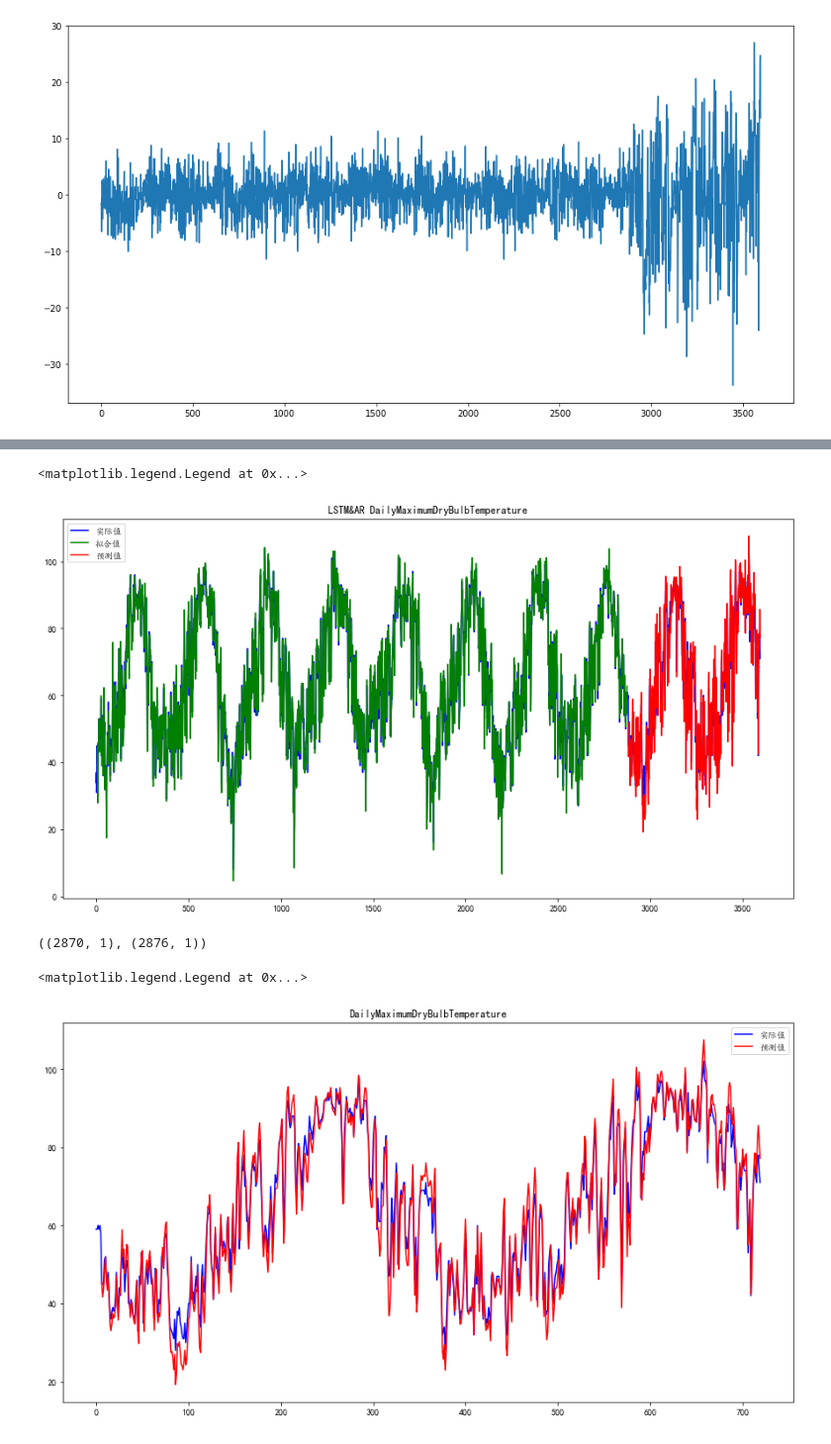
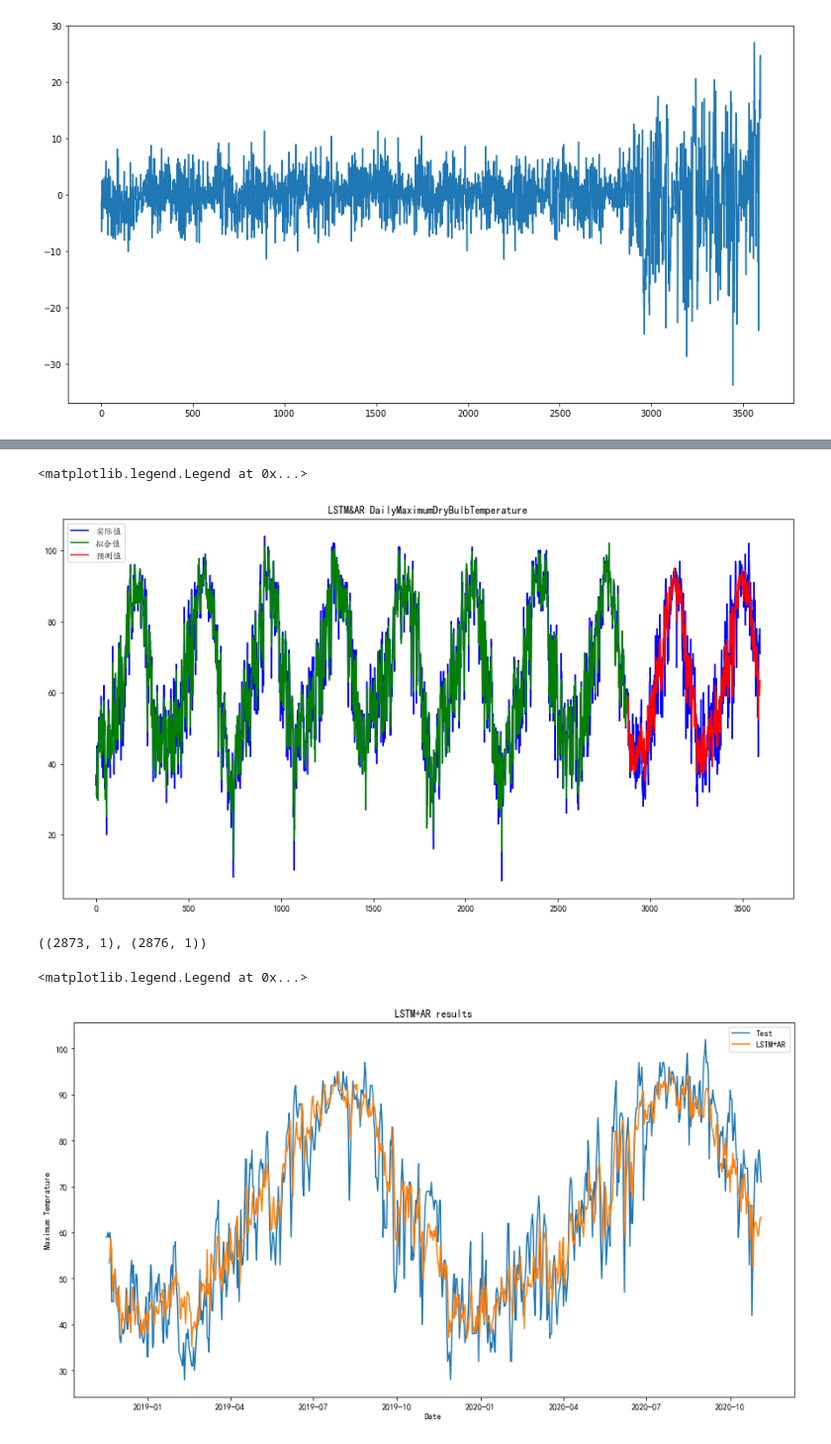
Before and after one commit to Yrt-2000/SRTP-program-of-SEU---meteorological-forecasting, a Jupyter notebook: maxtempe/model_LSTM&AR.ipynb, the cells around one changed output, grey strips where cells are left out. Shown at 99% size. Saved outputs shown, nothing was run; the diff lists cells and outputs as text; code cells hidden in the pictures.

```diff
--- a/maxtempe/model_LSTM&AR.ipynb
+++ b/maxtempe/model_LSTM&AR.ipynb
@@ -71,7 +71,7 @@ lossdataset = scaler.transform(lossdataset)
 train = losstraindataset.copy()
 test = losstestdataset.copy()
 
-look_back = 6
+look_back = 3
 trainX, trainY = creat_dataset(train,look_back)
 testX, testY = creat_dataset(test,look_back)
 trainX.shape,testX.shape
@@ -154,0 +155,14 @@ plt.legend(loc='best')
+# %%
+testPlot = np.empty_like(test)
+testPlot [:] = np.nan
+testPlot [look_back:len(test)] = testPredict
+
+matplotlib.rcParams['axes.unicode_minus'] =False
+datatest['Datetime'] = pd.to_datetime(datatest.Datetime, format='%Y/%m/%d')
+plt.figure(figsize=(15,8))
+plt.title('AR result')
+plt.plot(datatest.Datetime,test,label='Test')
+plt.plot(datatest.Datetime,testPlot,label='Prediction')
+plt.ylabel('Loss Prediction')
+plt.xlabel('Date')
+plt.legend(loc='best')
@@ -155,11 +172,11 @@ plt.legend(loc='best')
 # %%
 trainPredictPlot = np.empty_like(lossdataset)
 trainPredictPlot[:] = np.nan
-trainPredictPlot[look_back:len(trainPredict)+look_back] = trainPredict + traindataset[look_back:]
+trainPredictPlot[look_back:len(trainPredict)+look_back] = trainPredict + resultdataset[look_back:len(train)]
 
 testPredictPlot = np.empty_like(lossdataset)
 testPredictPlot[:] = np.nan
-testPredictPlot[len(trainPredict)+look_back*2:len(lossdataset)] = testPredict + testdataset[look_back:]
+testPredictPlot[len(trainPredict)+look_back*2:] = testPredict + resultdataset[len(train)+look_back:]
 
 # 绘图
 plt.rcParams['font.sans-serif'] = 'KaiTi'
@@ -171,28 +188,31 @@ plt.plot(testPredictPlot,color ='red',label='预测值')
 plt.legend(loc='best')
 # %% [output]
 <matplotlib.legend.Legend at 0x...>
-[figure, old version]
+[figure, new version]
 # %%
 trainPredict.shape,train.shape
 # %% [output]
-((2870, 1), (2876, 1))
+((2873, 1), (2876, 1))
 # %%
 trainPlot = np.empty_like(train)
 trainPlot [:] = np.nan
-trainPlot [look_back:len(train)] = trainPredict + traindataset[look_back:]
+trainPlot [look_back:len(train)] = trainPredict + resultdataset[look_back:len(train)]
 
 testPlot = np.empty_like(test)
 testPlot [:] = np.nan
-testPlot [look_back:len(test)] = testPredict + testdataset[look_back:]
+testPlot [look_back:len(test)] = testPredict + resultdataset[len(train)+look_back:]
 
+datatest['Datetime'] = pd.to_datetime(datatest.Datetime, format='%Y/%m/%d')
 plt.figure(figsize=(15,8))
-plt.title('DailyMaximumDryBulbTemperature')
-plt.plot(testdataset,color ='blue',label='实际值')
-plt.plot(testPlot,color ='red',label='预测值')
+plt.title('LSTM+AR results')
+plt.plot(datatest.Datetime,testdataset,label='Test')
+plt.plot(datatest.Datetime,testPlot,label='LSTM+AR')
+plt.ylabel('Maximum Temprature')
+plt.xlabel('Date')
 plt.legend(loc='best')
 # %% [output]
 <matplotlib.legend.Legend at 0x...>
-[figure, old version]
+[figure, new version]
 # %%
 testScore = mean_squared_error(testPlot[look_back:],testdataset[look_back:])
 print('Test Score: %.2f MSE' % testScore)
```
Also changed, not shown: parts of 8 cells of this notebook.
